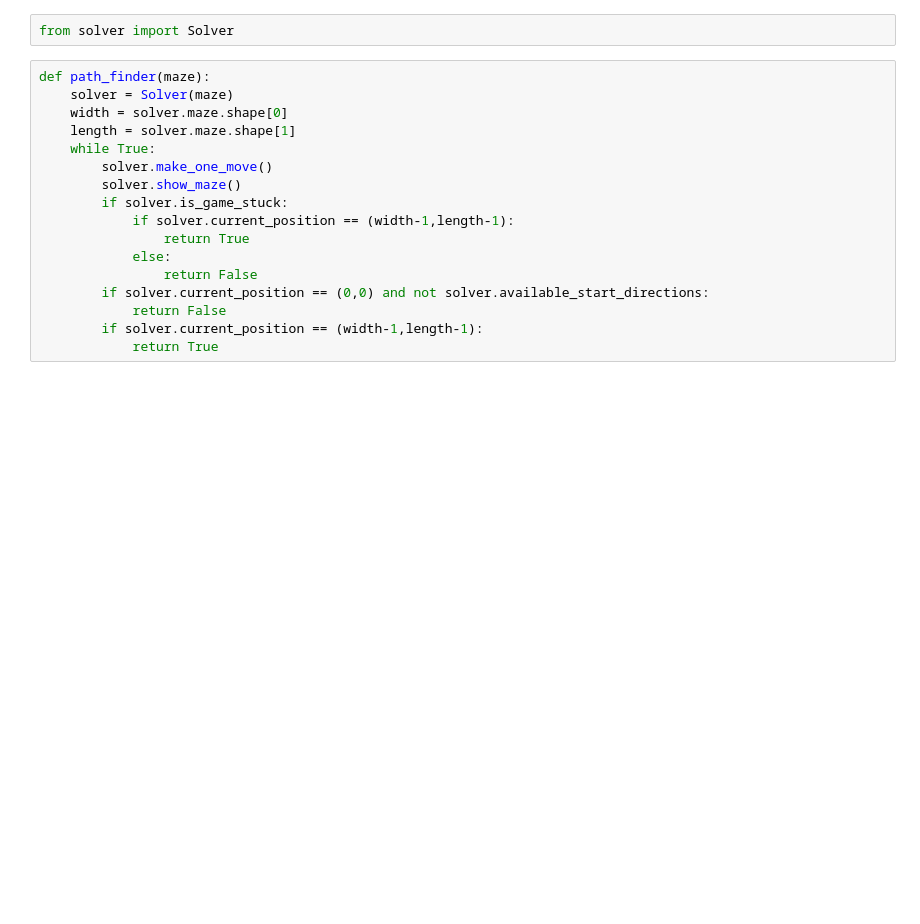
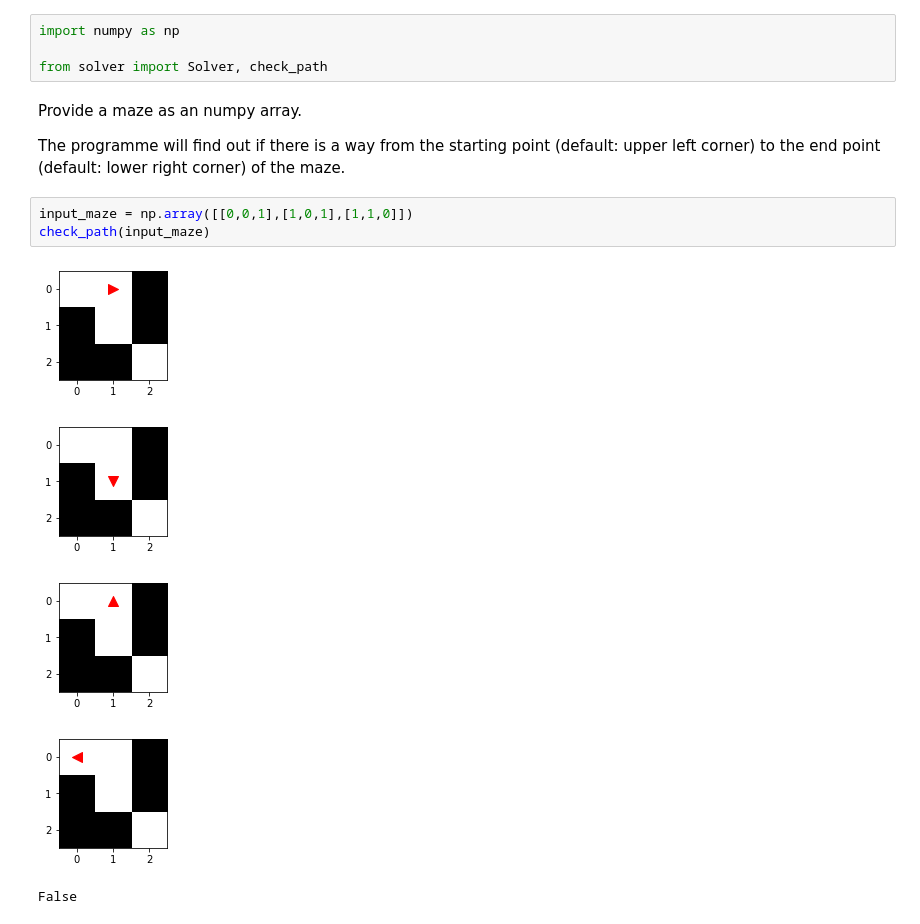
Before and after one commit to m-kosik/maze_solving, a Jupyter notebook: maze_solver_1.ipynb, the cells around one changed output. Drawn from its saved outputs; the diff is of its cells as text; blank space fills up the shorter version.

```diff
--- a/maze_solver_1.ipynb
+++ b/maze_solver_1.ipynb
@@ -1,20 +1,18 @@
 # %%
-from solver import Solver
+import numpy as np
+
+from solver import Solver, check_path
-# %%
-def path_finder(maze):
-    solver = Solver(maze)
-    width = solver.maze.shape[0]
-    length = solver.maze.shape[1]
-    while True:
-        solver.make_one_move()
-        solver.show_maze()
-        if solver.is_game_stuck:
-            if solver.current_position == (width-1,length-1):
-                return True
-            else:
-                return False
-        if solver.current_position == (0,0) and not solver.available_start_directions:
-            return False
-        if solver.current_position == (width-1,length-1):
-            return True
+# %% [markdown]
+Provide a maze as an numpy array.
+
+The programme will find out if there is a way from the starting point (default: upper left corner) to the end point (default: lower right corner) of the maze.
+# %%
+input_maze = np.array([[0,0,1],[1,0,1],[1,1,0]])
+check_path(input_maze)
+# %% [output]
+[figure, added]
+[figure, added]
+[figure, added]
+[figure, added]
+False
 # %%
```
Also changed, not shown: parts of 3 cells of this notebook.
